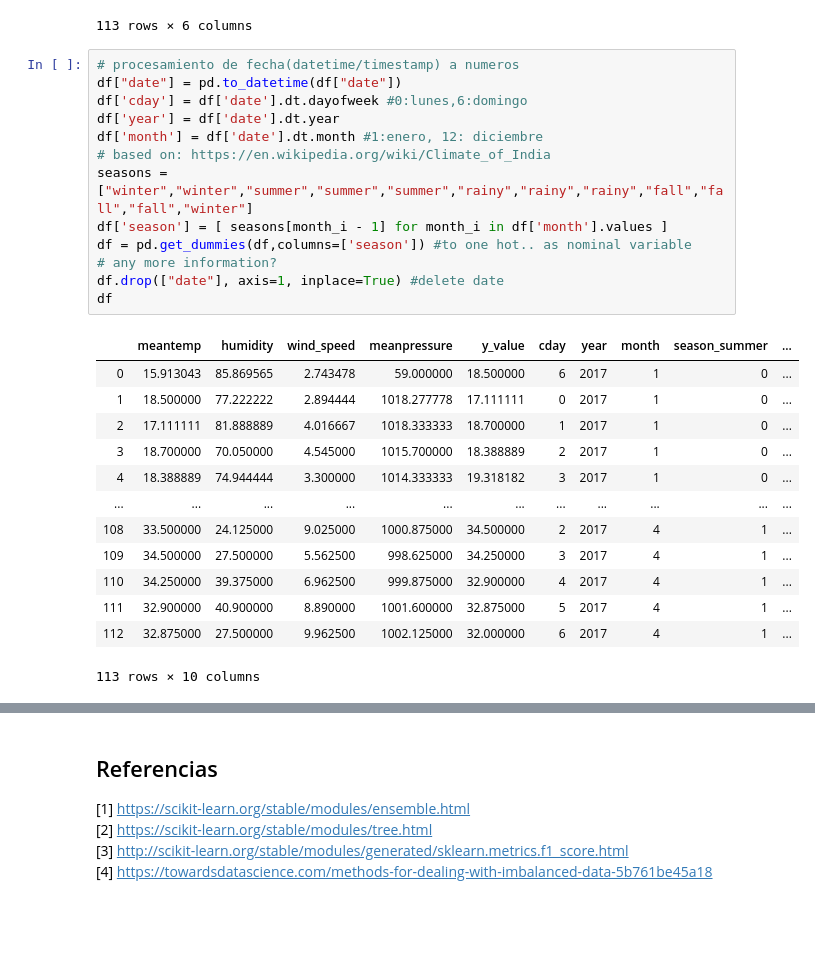
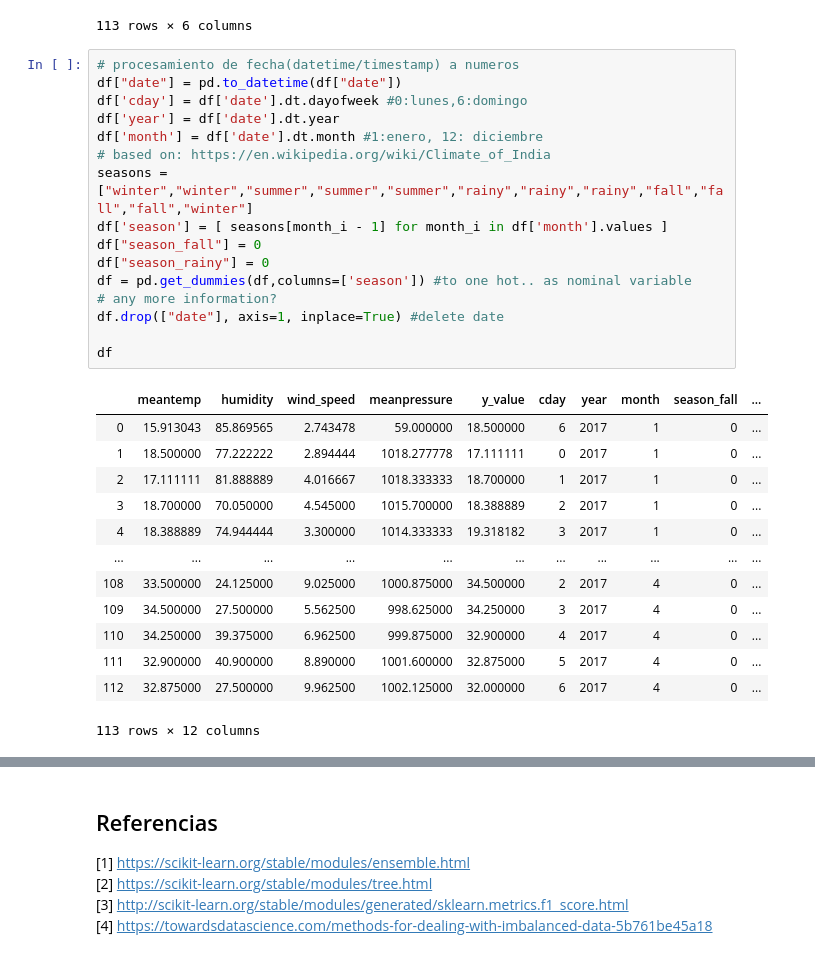
Before and after one commit to godinezseba/Tarea-3-MachineLearning, a Jupyter notebook: Seccion 1/Sección 1.ipynb, the cells around one changed output, grey strips where cells are left out. Cells and saved outputs as stored; diff of their text form; blank space fills up the shorter version.

```diff
--- a/Seccion 1/Sección 1.ipynb
+++ b/Seccion 1/Sección 1.ipynb
@@ -468,30 +470,33 @@ df
 # %%
 # procesamiento de fecha(datetime/timestamp) a numeros
 df["date"] = pd.to_datetime(df["date"])
 df['cday'] = df['date'].dt.dayofweek #0:lunes,6:domingo
 df['year'] = df['date'].dt.year
 df['month'] = df['date'].dt.month #1:enero, 12: diciembre
 # based on: https://en.wikipedia.org/wiki/Climate_of_India
 seasons = ["winter","winter","summer","summer","summer","rainy","rainy","rainy","fall","fall","fall","winter"]
 df['season'] = [ seasons[month_i - 1] for month_i in df['month'].values ]
+df["season_fall"] = 0
+df["season_rainy"] = 0
 df = pd.get_dummies(df,columns=['season']) #to one hot.. as nominal variable
 # any more information?
 df.drop(["date"], axis=1, inplace=True) #delete date
+
 df
 # %% [output]
-|  | meantemp | humidity | wind_speed | meanpressure | y_value | cday | year | month | season_summer | ... |
+|  | meantemp | humidity | wind_speed | meanpressure | y_value | cday | year | month | season_fall | ... |
 | 0 | 15.913043 | 85.869565 | 2.743478 | 59.000000 | 18.500000 | 6 | 2017 | 1 | 0 | ... |
 | 1 | 18.500000 | 77.222222 | 2.894444 | 1018.277778 | 17.111111 | 0 | 2017 | 1 | 0 | ... |
 | 2 | 17.111111 | 81.888889 | 4.016667 | 1018.333333 | 18.700000 | 1 | 2017 | 1 | 0 | ... |
 | 3 | 18.700000 | 70.050000 | 4.545000 | 1015.700000 | 18.388889 | 2 | 2017 | 1 | 0 | ... |
 | 4 | 18.388889 | 74.944444 | 3.300000 | 1014.333333 | 19.318182 | 3 | 2017 | 1 | 0 | ... |
 | ... | ... | ... | ... | ... | ... | ... | ... | ... | ... | ... |
-| 108 | 33.500000 | 24.125000 | 9.025000 | 1000.875000 | 34.500000 | 2 | 2017 | 4 | 1 | ... |
-| 109 | 34.500000 | 27.500000 | 5.562500 | 998.625000 | 34.250000 | 3 | 2017 | 4 | 1 | ... |
-| 110 | 34.250000 | 39.375000 | 6.962500 | 999.875000 | 32.900000 | 4 | 2017 | 4 | 1 | ... |
-| 111 | 32.900000 | 40.900000 | 8.890000 | 1001.600000 | 32.875000 | 5 | 2017 | 4 | 1 | ... |
-| 112 | 32.875000 | 27.500000 | 9.962500 | 1002.125000 | 32.000000 | 6 | 2017 | 4 | 1 | ... |
+| 108 | 33.500000 | 24.125000 | 9.025000 | 1000.875000 | 34.500000 | 2 | 2017 | 4 | 0 | ... |
+| 109 | 34.500000 | 27.500000 | 5.562500 | 998.625000 | 34.250000 | 3 | 2017 | 4 | 0 | ... |
+| 110 | 34.250000 | 39.375000 | 6.962500 | 999.875000 | 32.900000 | 4 | 2017 | 4 | 0 | ... |
+| 111 | 32.900000 | 40.900000 | 8.890000 | 1001.600000 | 32.875000 | 5 | 2017 | 4 | 0 | ... |
+| 112 | 32.875000 | 27.500000 | 9.962500 | 1002.125000 | 32.000000 | 6 | 2017 | 4 | 0 | ... |
-113 rows × 10 columns
+113 rows × 12 columns
 # %%
 Y_test = df.pop("y_value").values
 X_test = df.values
```
Also changed, not shown: parts of 13 cells of this notebook.
